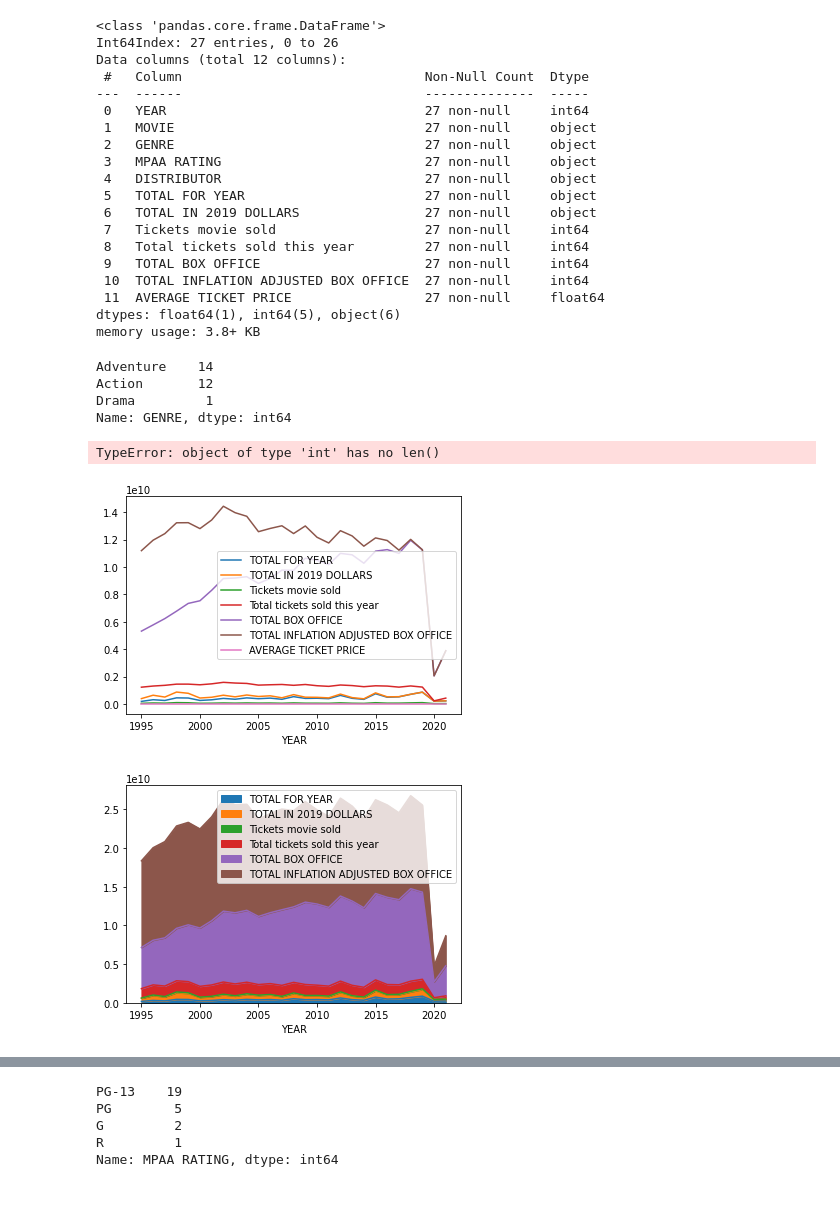
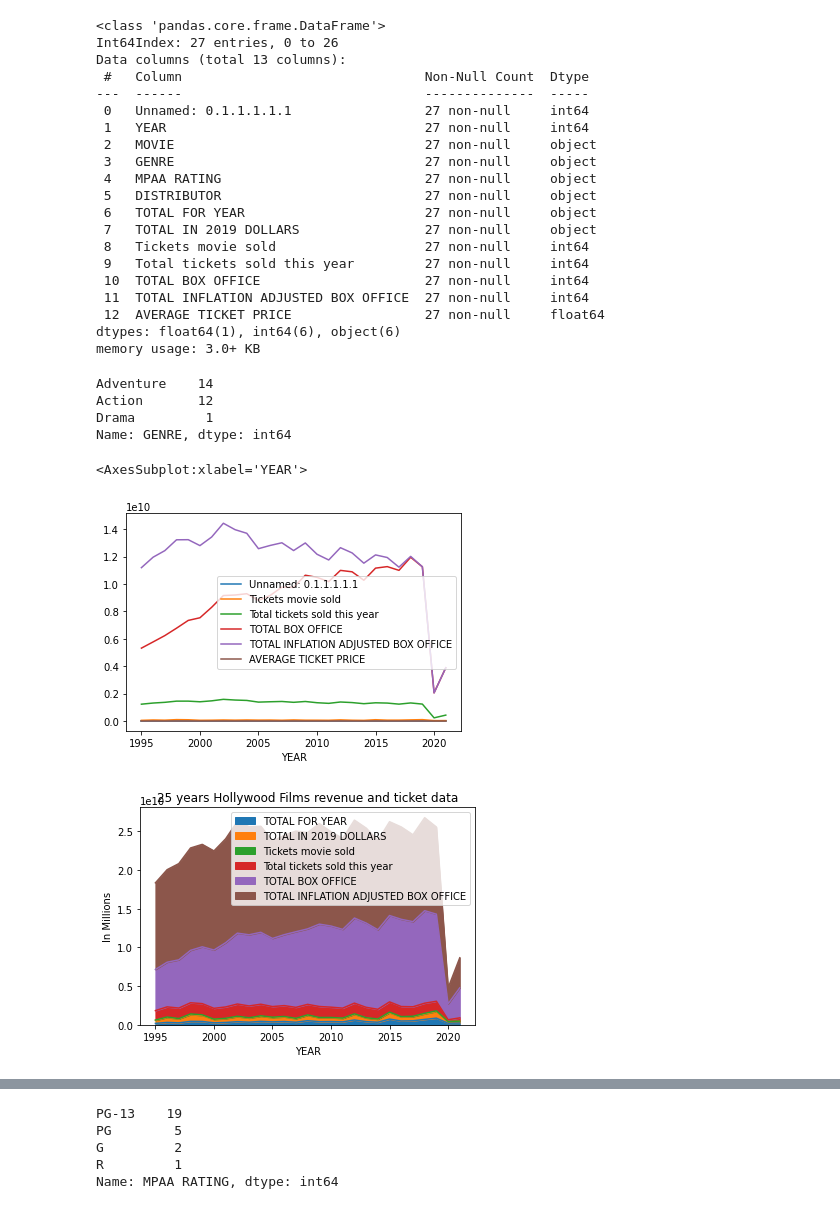
Before and after one commit to EmpressBelless/HollywoodTheatre95-21, a Jupyter notebook: HighestGrossingplussales.ipynb, the cells around one changed output, grey strips where cells are left out. Drawn from its saved outputs; the diff is of its cells as text; code cells hidden in the pictures.

Commit message:
area plot

```diff
--- a/HighestGrossingplussales.ipynb
+++ b/HighestGrossingplussales.ipynb
@@ -61,7 +61,8 @@ Index(['Unnamed: 0_x', 'Unnamed: 0.1', 'Unnamed: 0.1.1', 'Unnamed: 0.1.1.1',
 # %%
 HighestGrossingplussales.rename(columns = {'TICKETS SOLD_x': 'Tickets movie sold', 'TICKETS SOLD_y': 'Total tickets sold this year'}, inplace=True)
 # %%
-HighestGrossingplussales = HighestGrossingplussales.drop("Unnamed: 0_x", axis=1)
-HighestGrossingplussales = HighestGrossingplussales.drop("Unnamed: 0.1", axis=1)
-HighestGrossingplussales = HighestGrossingplussales.drop("Unnamed: 0.1.1", axis=1)
-HighestGrossingplussales = HighestGrossingplussales.drop("Unnamed: 0.1.1.1", axis=1)
+# HighestGrossingplussales = HighestGrossingplussales.drop("Unnamed: 0_x", axis=1)
+# HighestGrossingplussales = HighestGrossingplussales.drop("Unnamed: 0.1", axis=1)
+# HighestGrossingplussales = HighestGrossingplussales.drop("Unnamed: 0.1.1", axis=1)
+# HighestGrossingplussales = HighestGrossingplussales.drop("Unnamed: 0.1.1.1", axis=1)
+# HighestGrossingplussales = HighestGrossingplussales.drop("Unnamed: 0.1.1.1.1", axis=1)
@@ -70,5 +69,5 @@ KeyError: "['Unnamed: 0_x'] not found in axis"
 # %%
-HighestGrossingplussales = HighestGrossingplussales.drop("Unnamed: 0.1.1.1", axis=1)
+HighestGrossingplussales = HighestGrossingplussales.drop("Unnamed: 0.1.1.1.1", axis=1)
 # %%
 HighestGrossingplussales = HighestGrossingplussales.drop("Total Box Office Numeric", axis=1)
 # %%
@@ -96,23 +95,24 @@ HighestGrossingplussales.info()
 # %% [output]
 <class 'pandas.core.frame.DataFrame'>
 Int64Index: 27 entries, 0 to 26
-Data columns (total 12 columns):
+Data columns (total 13 columns):
  #   Column                               Non-Null Count  Dtype
 ---  ------                               --------------  -----
- 0   YEAR                                 27 non-null     int64
- 1   MOVIE                                27 non-null     object
- 2   GENRE                                27 non-null     object
- 3   MPAA RATING                          27 non-null     object
- 4   DISTRIBUTOR                          27 non-null     object
- 5   TOTAL FOR YEAR                       27 non-null     object
- 6   TOTAL IN 2019 DOLLARS                27 non-null     object
- 7   Tickets movie sold                   27 non-null     int64
- 8   Total tickets sold this year         27 non-null     int64
- 9   TOTAL BOX OFFICE                     27 non-null     int64
- 10  TOTAL INFLATION ADJUSTED BOX OFFICE  27 non-null     int64
- 11  AVERAGE TICKET PRICE                 27 non-null     float64
-dtypes: float64(1), int64(5), object(6)
-memory usage: 3.8+ KB
+ 0   Unnamed: 0.1.1.1.1.1                 27 non-null     int64
+ 1   YEAR                                 27 non-null     int64
+ 2   MOVIE                                27 non-null     object
+ 3   GENRE                                27 non-null     object
+ 4   MPAA RATING                          27 non-null     object
+ 5   DISTRIBUTOR                          27 non-null     object
+ 6   TOTAL FOR YEAR                       27 non-null     object
+ 7   TOTAL IN 2019 DOLLARS                27 non-null     object
+ 8   Tickets movie sold                   27 non-null     int64
+ 9   Total tickets sold this year         27 non-null     int64
+ 10  TOTAL BOX OFFICE                     27 non-null     int64
+ 11  TOTAL INFLATION ADJUSTED BOX OFFICE  27 non-null     int64
+ 12  AVERAGE TICKET PRICE                 27 non-null     float64
+dtypes: float64(1), int64(6), object(6)
+memory usage: 3.0+ KB
 # %%
 HighestGrossingplussales['GENRE'].value_counts()
 # %% [output]
@@ -122,12 +122,12 @@ Drama         1
 Name: GENRE, dtype: int64
 # %%
 HighestGrossingplussales.plot(x='YEAR')
-plt.yticks(1000000)
+
 #How do I thicken the bars
 #Can I adjust the length of the y column numbers
 # %% [output]
-TypeError: object of type 'int' has no len()
+<AxesSubplot:xlabel='YEAR'>
-[figure, old version]
+[figure, new version]
 # %%
 HighestGrossingplussales['TOTAL FOR YEAR'] = HighestGrossingplussales['TOTAL FOR YEAR'].replace('\$','', regex=True)
 HighestGrossingplussales['TOTAL FOR YEAR'] = HighestGrossingplussales['TOTAL FOR YEAR'].replace(' ','', regex=True)
@@ -143,10 +143,12 @@ HighestGrossingplussales['TOTAL IN 2019 DOLLARS'] = HighestGrossingplussales['TO
 # %%
 Areaplotnumbers = HighestGrossingplussales[['YEAR','TOTAL FOR YEAR', 'TOTAL IN 2019 DOLLARS', 'Tickets movie sold', 'Total tickets sold this year', 'TOTAL BOX OFFICE', 'TOTAL INFLATION ADJUSTED BOX OFFICE']]
 Areaplotnumbers.plot.area(x='YEAR')
 #How do I thicken the bars
 #Can I adjust the length of the y column numbers
+plt.ylabel('In Millions')
+plt.title('25 years Hollywood Films revenue and ticket data')
+plt.show()
 
-
-plt.show()
+# create two separate area charts, one for tickets and one for revenue
 # %% [output]
-[figure, old version]
+[figure, new version]
```
Also changed, not shown: parts of 10 cells of this notebook.
